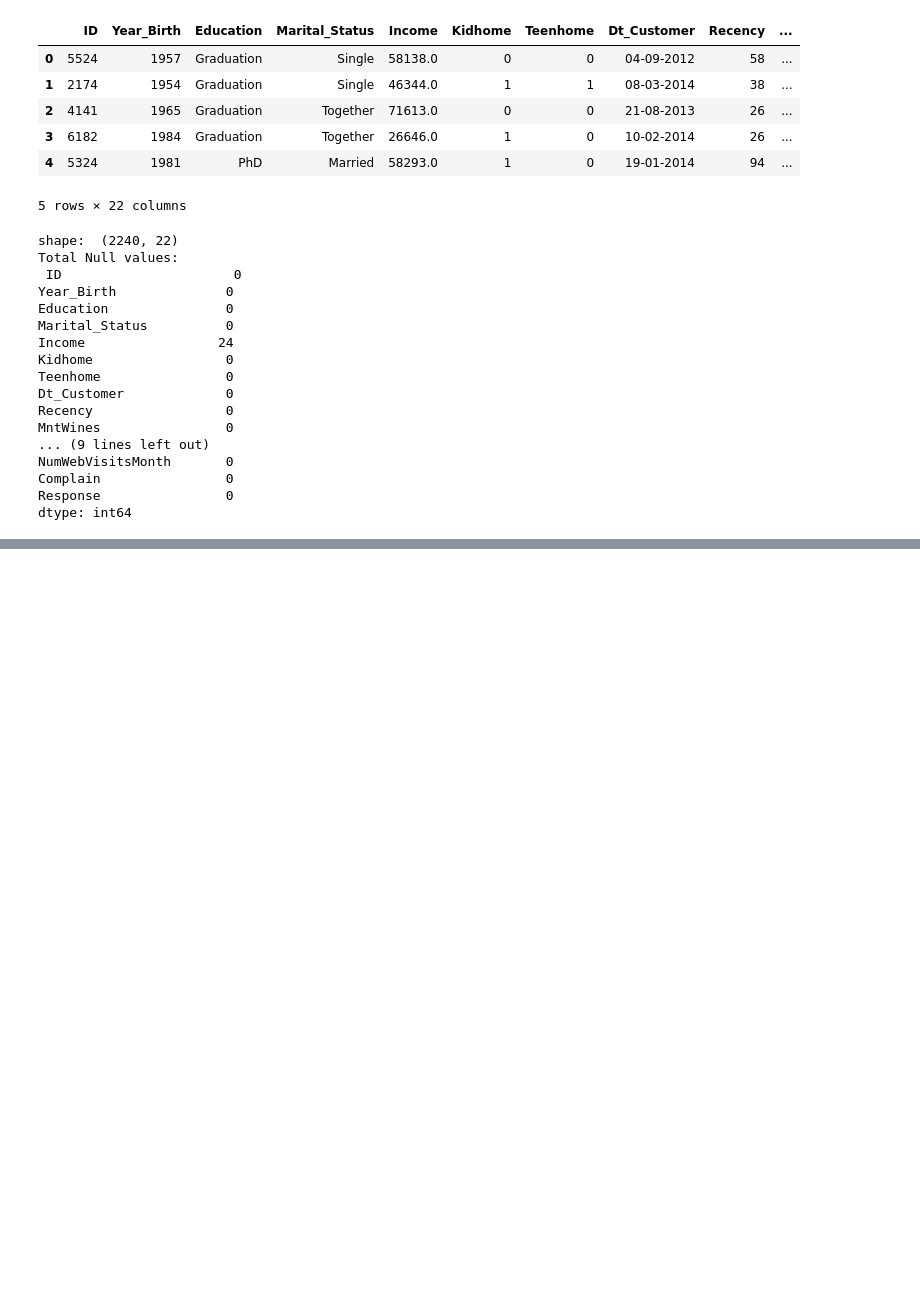
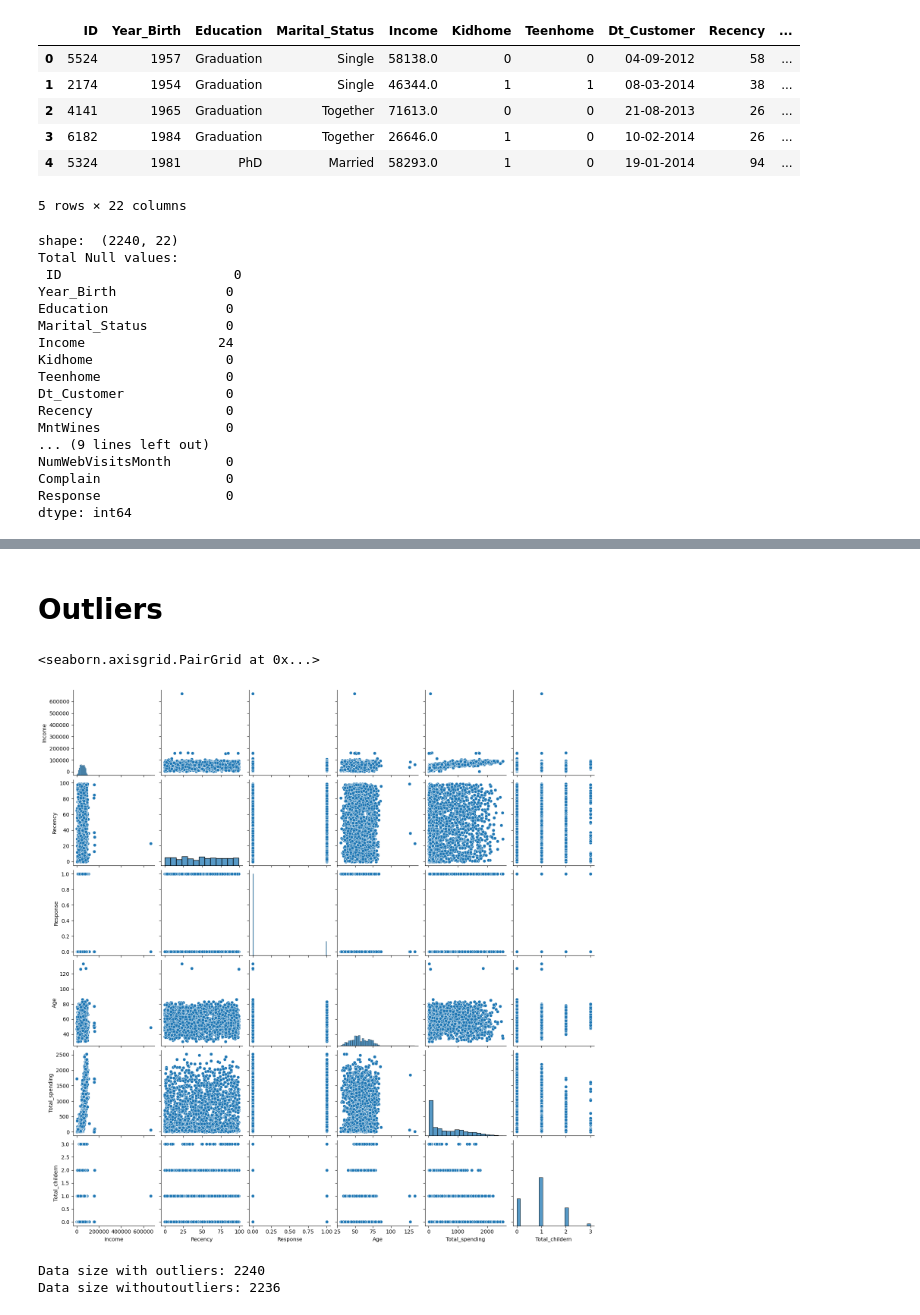
Before and after one commit to LearnWithCherry/Artificial-Intelligence-and-Machine-Learning, a Jupyter notebook: Projects/SmartCart_Cluster_system/SmartCart.ipynb, the cells around one changed output, grey strips where cells are left out. Drawn from its saved outputs; the diff is of its cells as text; code cells hidden in the pictures; blank space fills up the shorter version.

```diff
--- a/Projects/SmartCart_Cluster_system/SmartCart.ipynb
+++ b/Projects/SmartCart_Cluster_system/SmartCart.ipynb
@@ -38,0 +82,4 @@ dtype: int64
+# %%
+# Total Childern
+
+data["Total_childern"] = data["Teenhome"] + data["Kidhome"]
@@ -38,0 +113,23 @@ dtype: int64
+# %%
+# Marital Status
+# Merge 8 feature into 3 feature
+    # Married     864
+    # Together    580
+    # Single      480
+    # Divorced    232
+    # Widow        77
+    # Alone         3
+    # Absurd        2
+    # YOLO          2
+
+data["Living_with"] = data["Marital_Status"].replace({
+    "Married"   :  "partner",
+    "Together"  :  "partner",
+    "Single"    :  "alone",
+    "Divorced"  :  "alone",
+    "Widow"     :  "alone",
+    "Alone"     :  "alone",
+    "Absurd"    :  "alone",
+    "YOLO"      :  "alone"
+ })
+print(data["Living_with"].value_counts())
@@ -38,0 +141,10 @@ dtype: int64
+# %%
+# Drop Columns
+
+cols = ["ID", "Year_Birth","Marital_Status","Kidhome","Teenhome","Dt_Customer"]
+spending_cols = ['MntWines','MntFruits','MntMeatProducts', 'MntFishProducts', 'MntSweetProducts','MntGoldProds']
+
+cols_to_drop = cols  + spending_cols
+data_cleaned = data.drop(cols_to_drop, axis=1)
+
+data_cleaned.shape
@@ -38,0 +162,25 @@ dtype: int64
+# %% [markdown]
+# Outliers
+# %%
+cols = ["Income", "Recency", "Response","Age","Total_spending","Total_childern"]
+
+# Relative Plot
+sns.pairplot(
+    data_cleaned[cols]
+)
+# %% [output]
+<seaborn.axisgrid.PairGrid at 0x...>
+[figure, added]
+# %%
+# Remove Outliers
+
+print(f"Data size with outliers: {len(data_cleaned)}")
+
+data_cleaned = data_cleaned[(data_cleaned["Age"] < 90)]
+data_cleaned = data_cleaned[(data_cleaned["Income"] < 6_00_000)]
+
+
+print(f"Data size withoutoutliers: {len(data_cleaned)}")
+# %% [output]
+Data size with outliers: 2240
+Data size withoutoutliers: 2236
```
Also changed, not shown: parts of 26 cells of this notebook.
